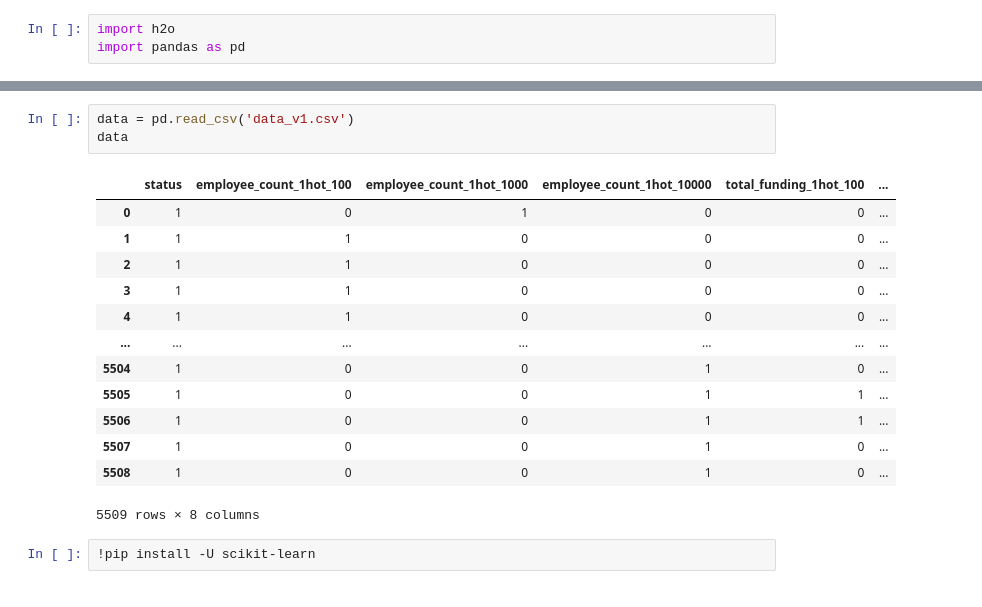
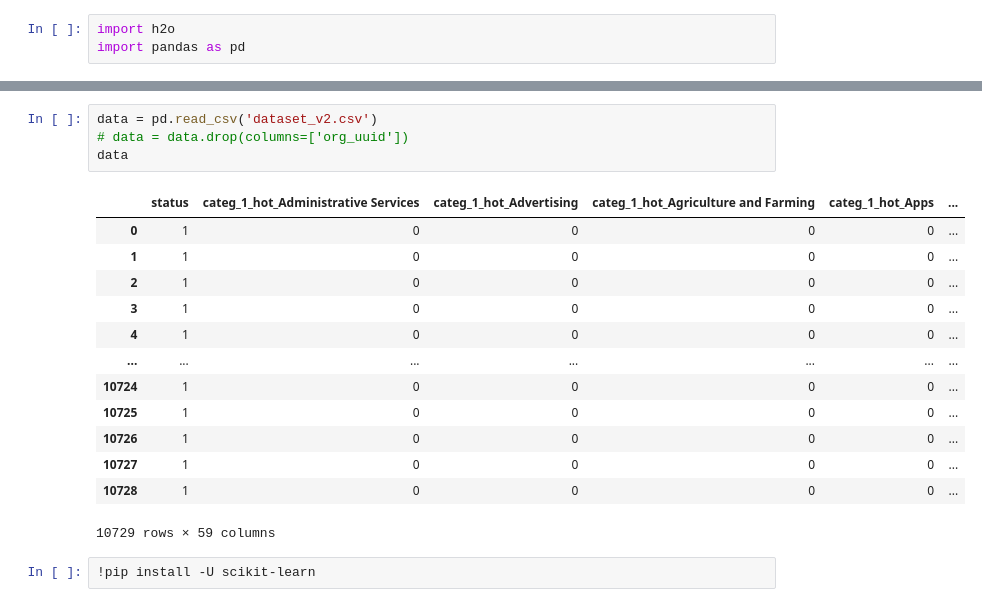
Before and after one commit to csynbiosys/dissertations-2021-info, a Jupyter notebook: yiwei_jing_quantify/H2O.ipynb, the cells around one changed output, grey strips where cells are left out. Cells and saved outputs as stored; diff of their text form.

```diff
--- a/yiwei_jing_quantify/H2O.ipynb
+++ b/yiwei_jing_quantify/H2O.ipynb
@@ -53,22 +53,23 @@ Connecting to H2O server at http://127.0.0.1:54321 ... successful.
 | H2O_API_Extensions: | Amazon S3, Algos, AutoML, Core V3... |
 | Python_version: | 3.6.12 final |
 # %%
-data = pd.read_csv('data_v1.csv')
+data = pd.read_csv('dataset_v2.csv')
+# data = data.drop(columns=['org_uuid'])
 data
 # %% [output]
-|  | status | employee_count_1hot_100 | employee_count_1hot_1000 | employee_count_1hot_10000 | total_funding_1hot_100 | ... |
-| 0 | 1 | 0 | 1 | 0 | 0 | ... |
-| 1 | 1 | 1 | 0 | 0 | 0 | ... |
-| 2 | 1 | 1 | 0 | 0 | 0 | ... |
-| 3 | 1 | 1 | 0 | 0 | 0 | ... |
-| 4 | 1 | 1 | 0 | 0 | 0 | ... |
+|  | status | categ_1_hot_Administrative Services | categ_1_hot_Advertising | categ_1_hot_Agriculture and Farming | categ_1_hot_Apps | ... |
+| 0 | 1 | 0 | 0 | 0 | 0 | ... |
+| 1 | 1 | 0 | 0 | 0 | 0 | ... |
+| 2 | 1 | 0 | 0 | 0 | 0 | ... |
+| 3 | 1 | 0 | 0 | 0 | 0 | ... |
+| 4 | 1 | 0 | 0 | 0 | 0 | ... |
 | ... | ... | ... | ... | ... | ... | ... |
-| 5504 | 1 | 0 | 0 | 1 | 0 | ... |
-| 5505 | 1 | 0 | 0 | 1 | 1 | ... |
-| 5506 | 1 | 0 | 0 | 1 | 1 | ... |
-| 5507 | 1 | 0 | 0 | 1 | 0 | ... |
-| 5508 | 1 | 0 | 0 | 1 | 0 | ... |
+| 10724 | 1 | 0 | 0 | 0 | 0 | ... |
+| 10725 | 1 | 0 | 0 | 0 | 0 | ... |
+| 10726 | 1 | 0 | 0 | 0 | 0 | ... |
+| 10727 | 1 | 0 | 0 | 0 | 0 | ... |
+| 10728 | 1 | 0 | 0 | 0 | 0 | ... |
-5509 rows × 8 columns
+10729 rows × 59 columns
 # %%
 !pip install -U scikit-learn
 # %% [output]
```
Also changed, not shown: parts of 17 cells of this notebook, 8 other files.
